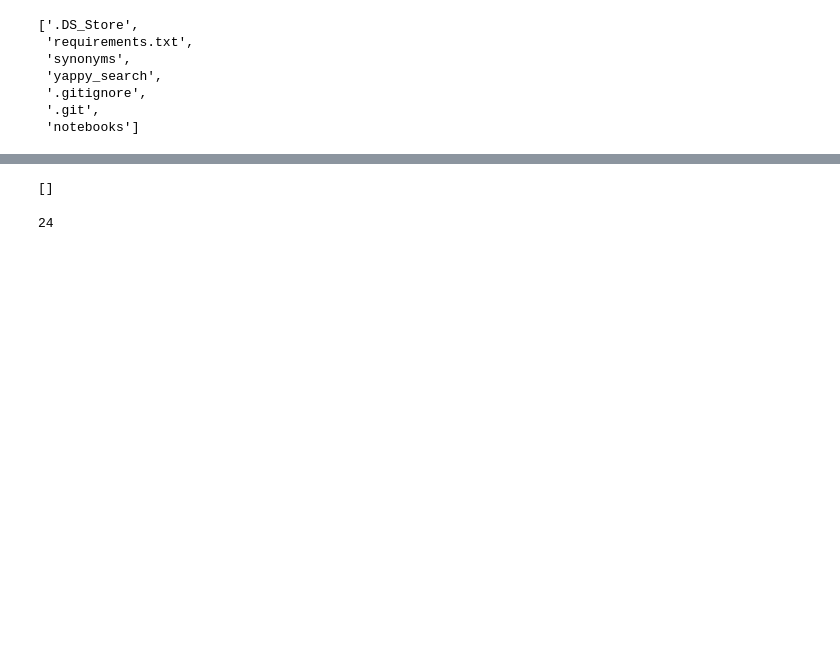
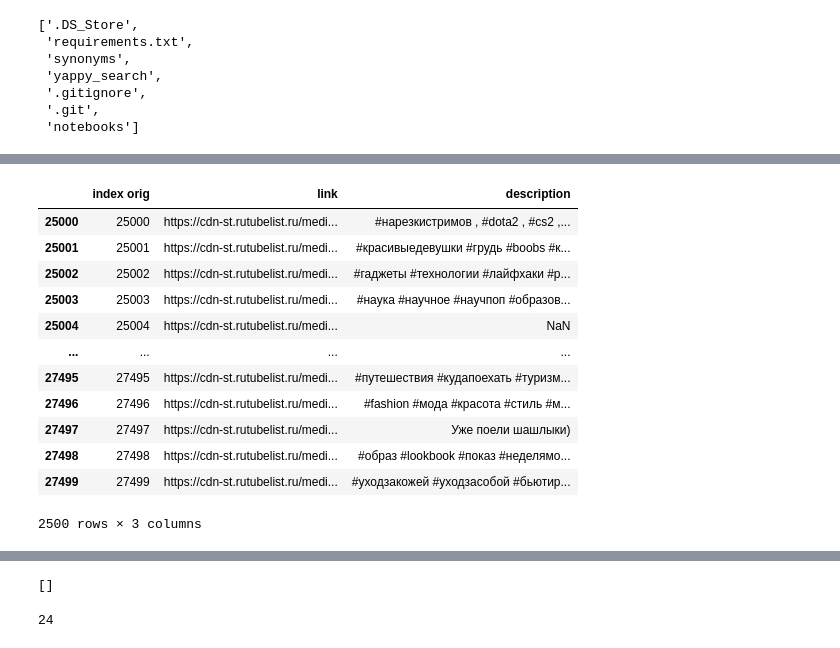
Before and after one commit to ahlesen/lct_hack, a Jupyter notebook: notebooks/[1.1] check modules + fisrt ideas.ipynb, the cells around one changed output, grey strips where cells are left out. Drawn from its saved outputs; the diff is of its cells as text; code cells hidden in the pictures; blank space fills up the shorter version.

```diff
--- a/notebooks/[1.1] check modules + fisrt ideas.ipynb
+++ b/notebooks/[1.1] check modules + fisrt ideas.ipynb
@@ -40,3 +48,21 @@ df
+# %%
+df_part = df.iloc[25000:27500]
+# %%
+df_part
+# %% [output]
+|  | index orig | link | description |
+| 25000 | 25000 | https://cdn-st.rutubelist.ru/medi... | #нарезкистримов , #dota2 , #cs2 ,... |
+| 25001 | 25001 | https://cdn-st.rutubelist.ru/medi... | #красивыедевушки #грудь #boobs #к... |
+| 25002 | 25002 | https://cdn-st.rutubelist.ru/medi... | #гаджеты #технологии #лайфхаки #р... |
+| 25003 | 25003 | https://cdn-st.rutubelist.ru/medi... | #наука #научное #научпоп #образов... |
+| 25004 | 25004 | https://cdn-st.rutubelist.ru/medi... | NaN |
+| ... | ... | ... | ... |
+| 27495 | 27495 | https://cdn-st.rutubelist.ru/medi... | #путешествия #кудапоехать #туризм... |
+| 27496 | 27496 | https://cdn-st.rutubelist.ru/medi... | #fashion #мода #красота #стиль #м... |
+| 27497 | 27497 | https://cdn-st.rutubelist.ru/medi... | Уже поели шашлыки) |
+| 27498 | 27498 | https://cdn-st.rutubelist.ru/medi... | #образ #lookbook #показ #неделямо... |
+| 27499 | 27499 | https://cdn-st.rutubelist.ru/medi... | #уходзакожей #уходзасобой #бьютир... |
+2500 rows × 3 columns
 # %%
 import sys
 
```
Also changed, not shown: parts of 41 cells of this notebook, 6 other files.
